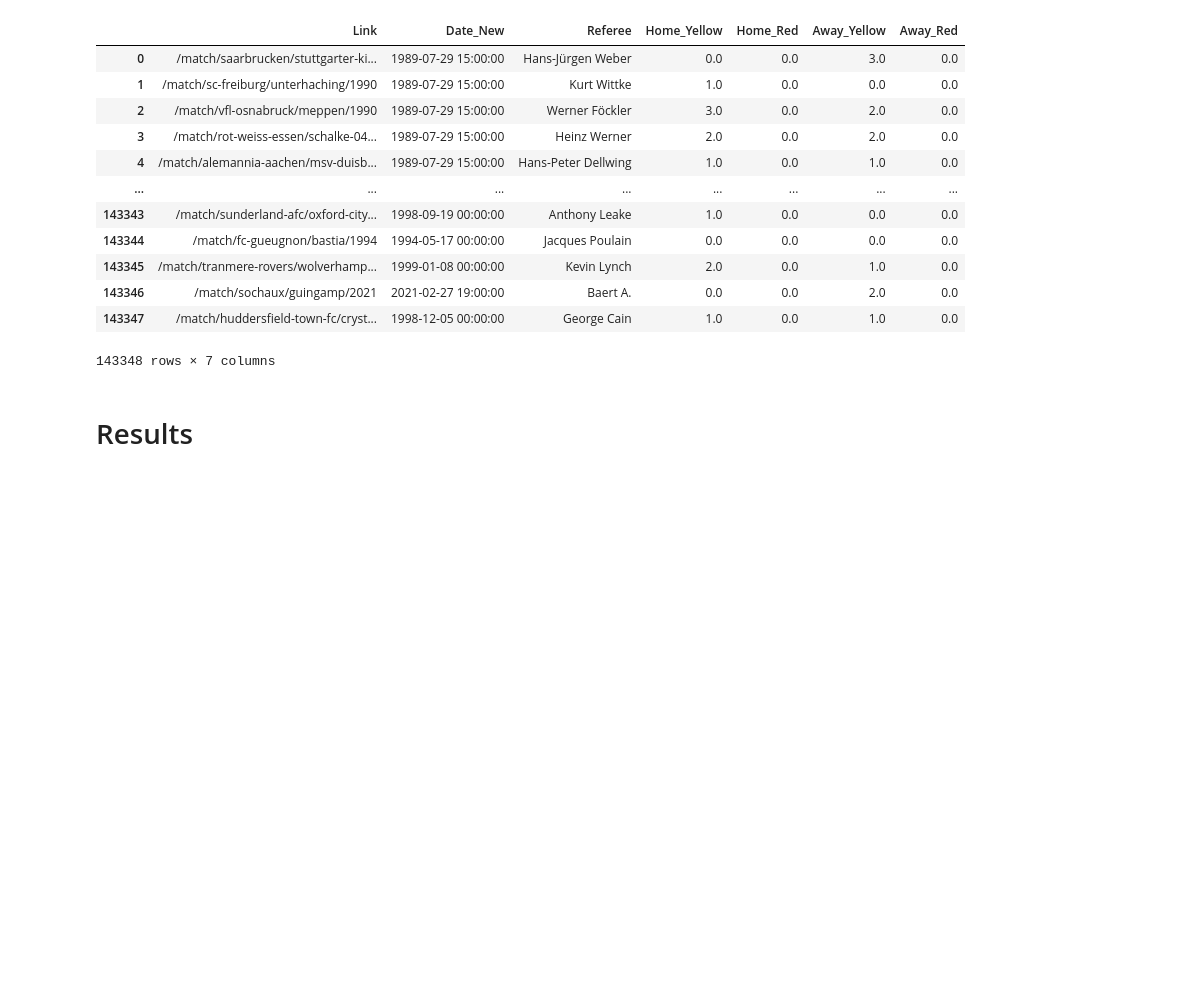
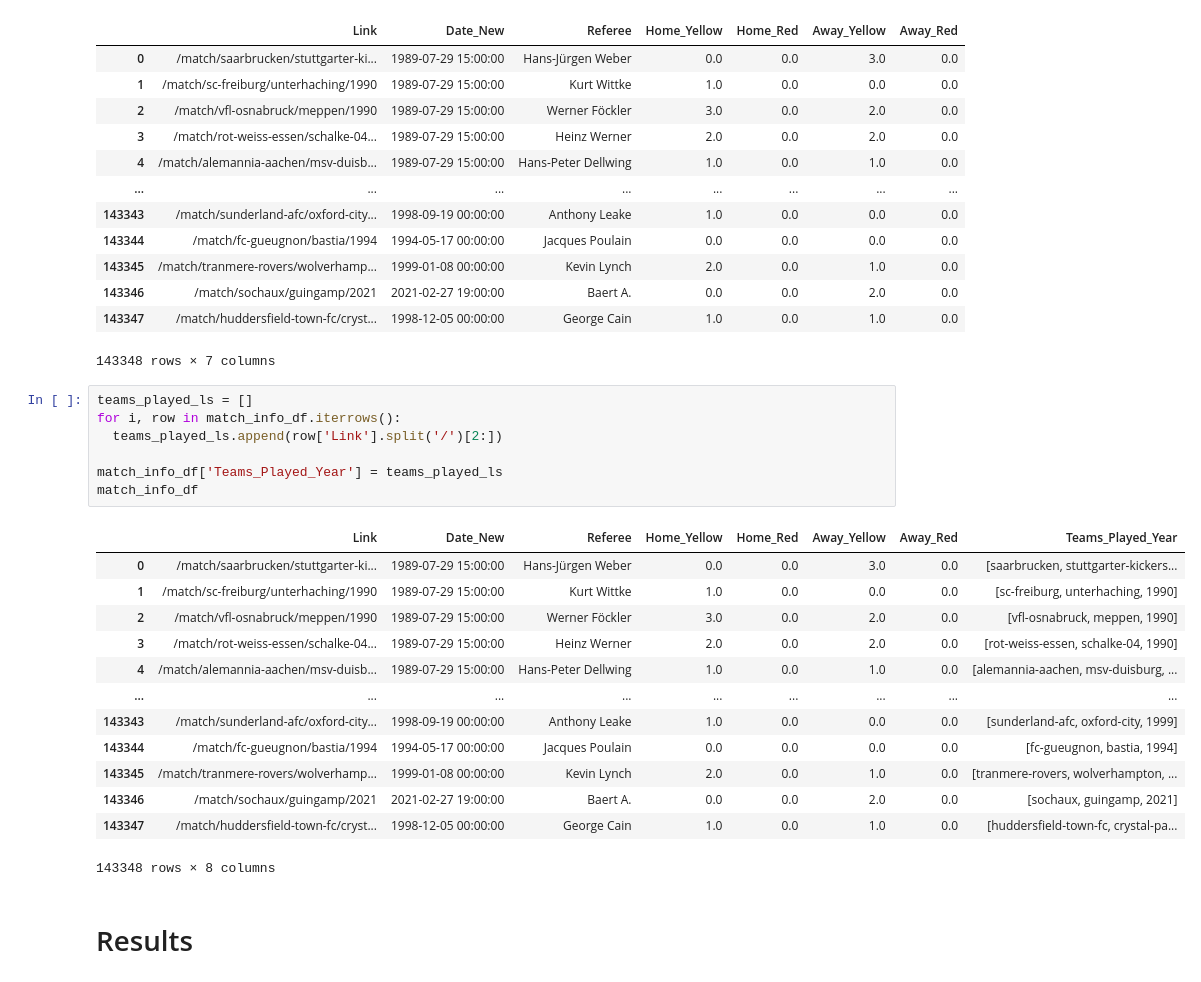
Before and after one commit to PascalLiPooKim/Football-prediction-model-project, a Jupyter notebook: footballPredictionModel.ipynb, the cells around one changed output. Cells and saved outputs as stored; diff of their text form; blank space fills up the shorter version.

```diff
--- a/footballPredictionModel.ipynb
+++ b/footballPredictionModel.ipynb
@@ -285,6 +292,27 @@ match_info_df
 | 143346 | /match/sochaux/guingamp/2021 | 2021-02-27 19:00:00 | Baert A. | 0.0 | 0.0 | 2.0 | 0.0 |
 | 143347 | /match/huddersfield-town-fc/cryst... | 1998-12-05 00:00:00 | George Cain | 1.0 | 0.0 | 1.0 | 0.0 |
 143348 rows × 7 columns
+# %%
+teams_played_ls = []
+for i, row in match_info_df.iterrows():
+  teams_played_ls.append(row['Link'].split('/')[2:])
+
+match_info_df['Teams_Played_Year'] = teams_played_ls
+match_info_df
+# %% [output]
+|  | Link | Date_New | Referee | Home_Yellow | Home_Red | Away_Yellow | Away_Red | Teams_Played_Year |
+| 0 | /match/saarbrucken/stuttgarter-ki... | 1989-07-29 15:00:00 | Hans-Jürgen Weber | 0.0 | 0.0 | 3.0 | 0.0 | [saarbrucken, stuttgarter-kickers... |
+| 1 | /match/sc-freiburg/unterhaching/1990 | 1989-07-29 15:00:00 | Kurt Wittke | 1.0 | 0.0 | 0.0 | 0.0 | [sc-freiburg, unterhaching, 1990] |
+| 2 | /match/vfl-osnabruck/meppen/1990 | 1989-07-29 15:00:00 | Werner Föckler | 3.0 | 0.0 | 2.0 | 0.0 | [vfl-osnabruck, meppen, 1990] |
+| 3 | /match/rot-weiss-essen/schalke-04... | 1989-07-29 15:00:00 | Heinz Werner | 2.0 | 0.0 | 2.0 | 0.0 | [rot-weiss-essen, schalke-04, 1990] |
+| 4 | /match/alemannia-aachen/msv-duisb... | 1989-07-29 15:00:00 | Hans-Peter Dellwing | 1.0 | 0.0 | 1.0 | 0.0 | [alemannia-aachen, msv-duisburg, ... |
+| ... | ... | ... | ... | ... | ... | ... | ... | ... |
+| 143343 | /match/sunderland-afc/oxford-city... | 1998-09-19 00:00:00 | Anthony Leake | 1.0 | 0.0 | 0.0 | 0.0 | [sunderland-afc, oxford-city, 1999] |
+| 143344 | /match/fc-gueugnon/bastia/1994 | 1994-05-17 00:00:00 | Jacques Poulain | 0.0 | 0.0 | 0.0 | 0.0 | [fc-gueugnon, bastia, 1994] |
+| 143345 | /match/tranmere-rovers/wolverhamp... | 1999-01-08 00:00:00 | Kevin Lynch | 2.0 | 0.0 | 1.0 | 0.0 | [tranmere-rovers, wolverhampton, ... |
+| 143346 | /match/sochaux/guingamp/2021 | 2021-02-27 19:00:00 | Baert A. | 0.0 | 0.0 | 2.0 | 0.0 | [sochaux, guingamp, 2021] |
+| 143347 | /match/huddersfield-town-fc/cryst... | 1998-12-05 00:00:00 | George Cain | 1.0 | 0.0 | 1.0 | 0.0 | [huddersfield-town-fc, crystal-pa... |
+143348 rows × 8 columns
 # %% [markdown]
 # Results
 # %% [markdown]
```
Also changed, not shown: parts of 6 cells of this notebook.
